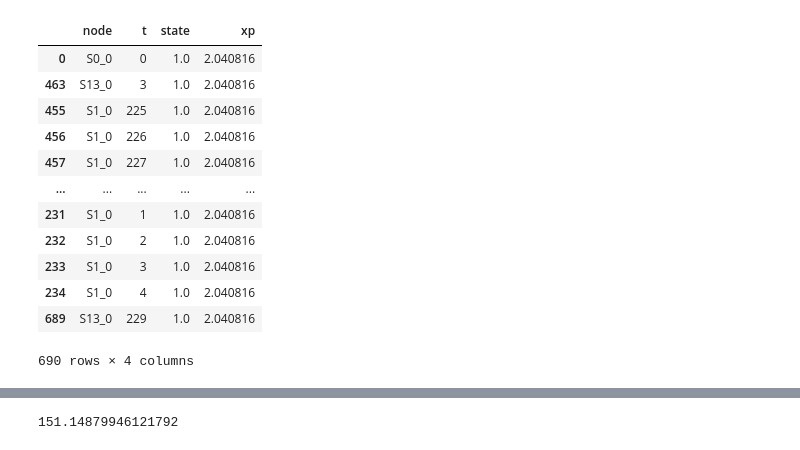
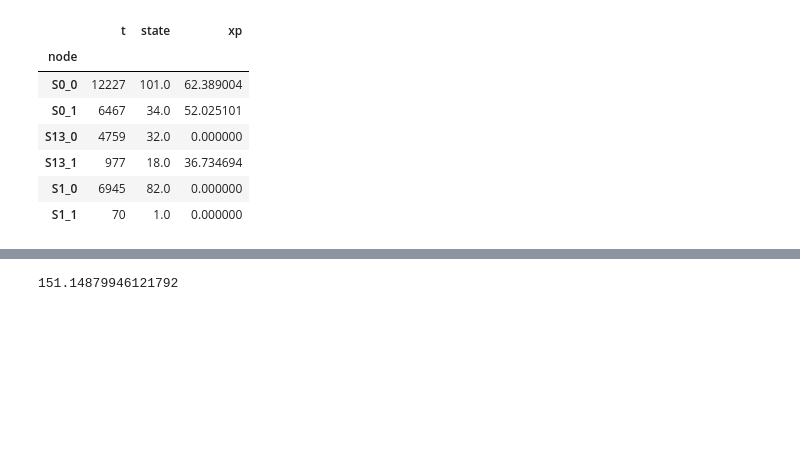
Before and after one commit to rariss/E-VRP-TW-V2G, a Jupyter notebook: evrp/e-vrp-tw.ipynb, the cells around one changed output, grey strips where cells are left out. Cells and saved outputs as stored; diff of their text form; code cells hidden in the pictures; blank space fills up the shorter version.

Commit message:
Working model per formulation. Replicable Schneider results. Needs additional constraints to ensure xkappa only during times when vehicle is at the node. Added trace_routes utils.

```diff
--- a/evrp/e-vrp-tw.ipynb
+++ b/evrp/e-vrp-tw.ipynb
@@ -102,21 +99,18 @@ Solution:
 var_list = ['xkappa', 'xp']
 x = merge_variable_results(m, var_list)
 # %%
-x[x['state']>1e-4].sort_values(['xp'], ascending=False)
+xp = x[x['state']>1e-4].sort_values(['t'], ascending=True)
+# print(xp.to_string())
+xp.groupby('node').sum()
 # %% [output]
-|  | node | t | state | xp |
-| 0 | S0_0 | 0 | 1.0 | 2.040816 |
-| 463 | S13_0 | 3 | 1.0 | 2.040816 |
-| 455 | S1_0 | 225 | 1.0 | 2.040816 |
-| 456 | S1_0 | 226 | 1.0 | 2.040816 |
-| 457 | S1_0 | 227 | 1.0 | 2.040816 |
-| ... | ... | ... | ... | ... |
-| 231 | S1_0 | 1 | 1.0 | 2.040816 |
-| 232 | S1_0 | 2 | 1.0 | 2.040816 |
-| 233 | S1_0 | 3 | 1.0 | 2.040816 |
-| 234 | S1_0 | 4 | 1.0 | 2.040816 |
-| 689 | S13_0 | 229 | 1.0 | 2.040816 |
+|  | t | state | xp |
+| node |  |  |  |
+| S0_0 | 12227 | 101.0 | 62.389004 |
+| S0_1 | 6467 | 34.0 | 52.025101 |
+| S13_0 | 4759 | 32.0 | 0.000000 |
+| S13_1 | 977 | 18.0 | 36.734694 |
+| S1_0 | 6945 | 82.0 | 0.000000 |
+| S1_1 | 70 | 1.0 | 0.000000 |
-690 rows × 4 columns
 # %%
 var_list = ['xgamma', 'xw', 'xq', 'xa']
 x = merge_variable_results(m, var_list)
```
Also changed, not shown: parts of 20 cells of this notebook, 5 other files.
